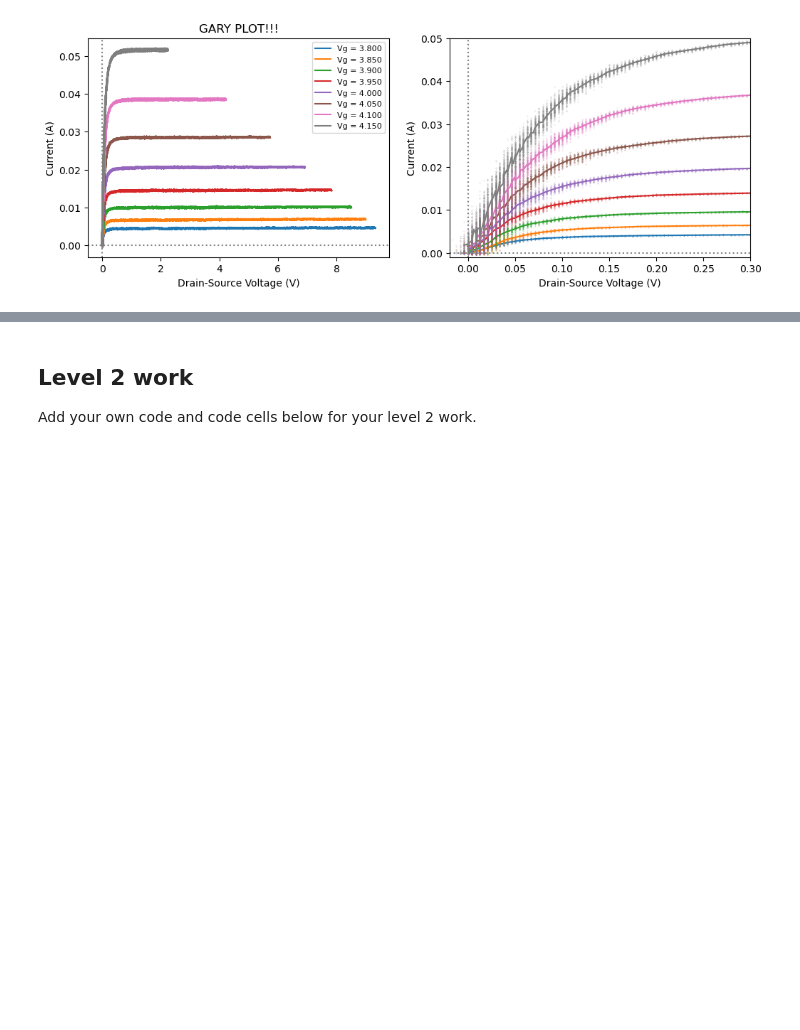
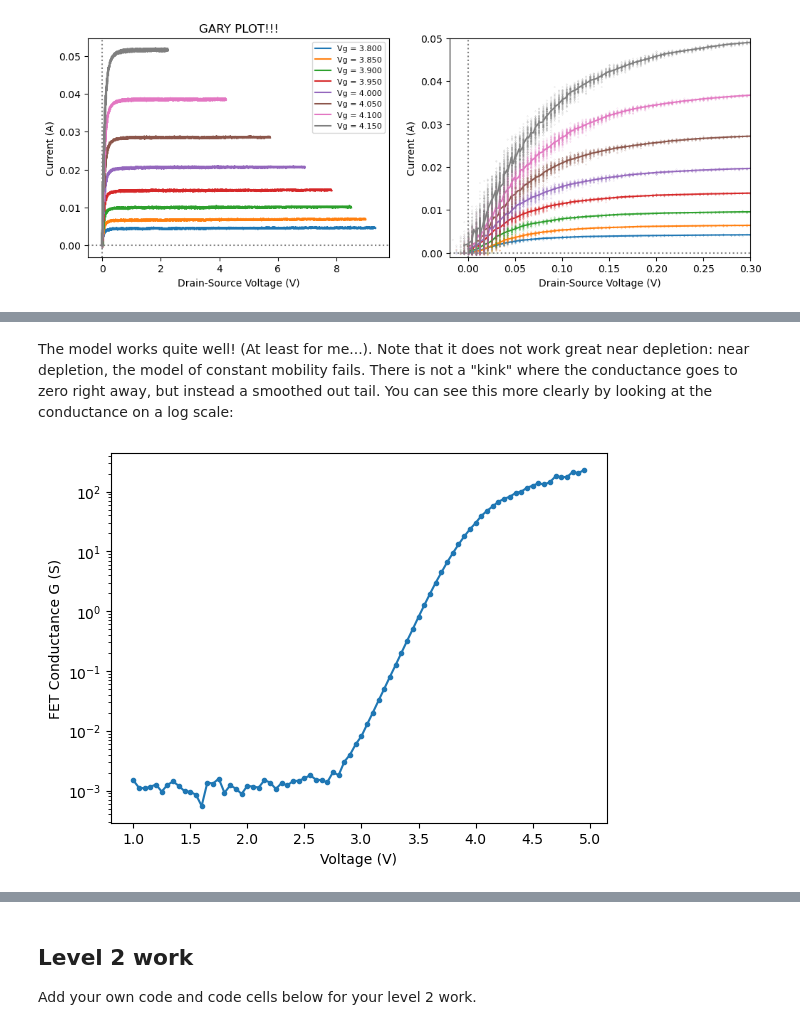
Before and after one commit to SHoogeman/Snaar-Proef, a Jupyter notebook: lab session notebooks/TN2211 Session 08.ipynb, the cells around one changed output, grey strips where cells are left out. Saved outputs shown, nothing was run; the diff lists cells and outputs as text; code cells hidden in the pictures; blank space fills up the shorter version.

```diff
--- a/lab session notebooks/TN2211 Session 08.ipynb
+++ b/lab session notebooks/TN2211 Session 08.ipynb
@@ -509,0 +352,10 @@ plt.show()
+# %% [markdown]
+The model works quite well! (At least for me...). Note that it does not work great near depletion: near depletion, the model of constant mobility fails. There is not a "kink" where the conductance goes to zero right away, but instead a smoothed out tail. You can see this more clearly by looking at the conductance on a log scale:
+# %%
+plt.plot(Vg_values, g, ".-")
+plt.ylabel("FET Conductance G (S)")
+plt.xlabel("Voltage (V)")
+ylim = plt.ylim()
+plt.yscale("log")
+# %% [output]
+[figure, added]
```
Also changed, not shown: parts of 60 cells of this notebook.
